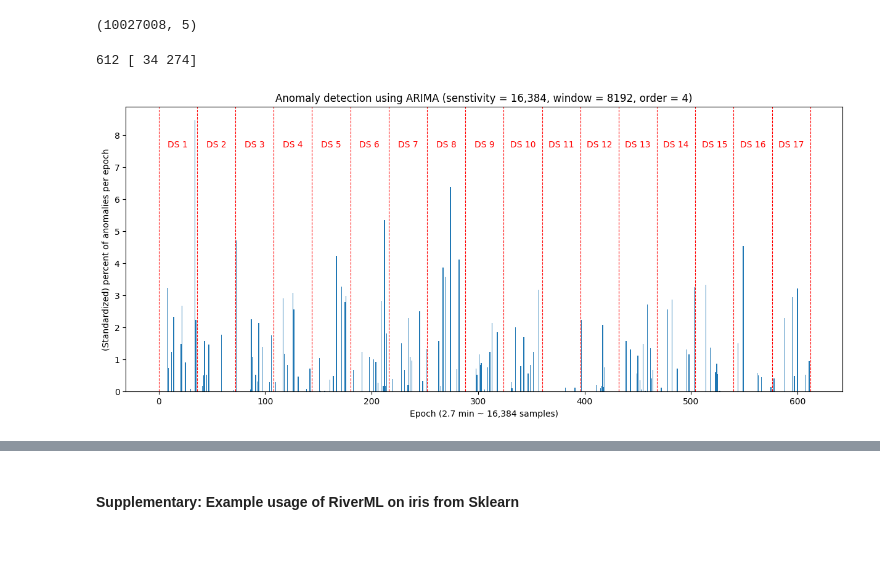
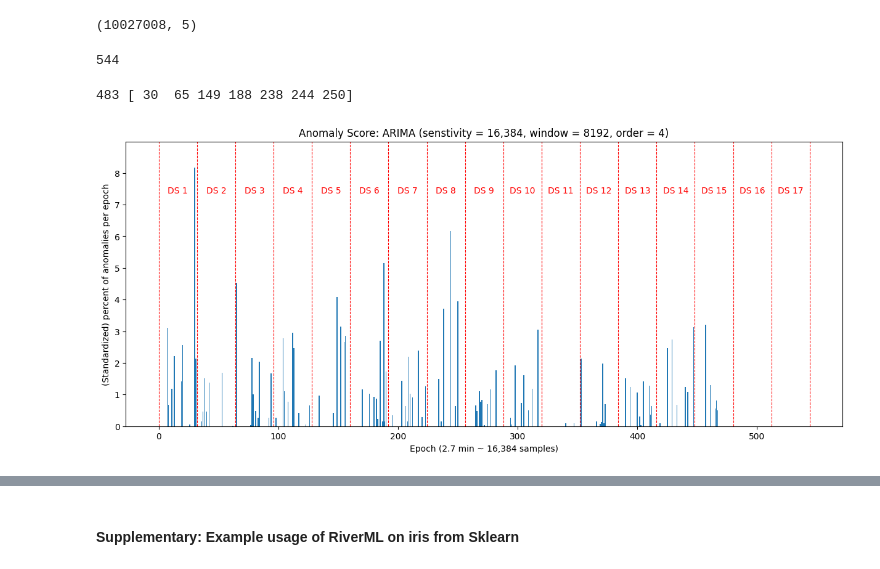
Before and after one commit to AmroAbdrabo/application-of-online-anomaly-detection-using-one-class-classification-to-z24, a Jupyter notebook: Chapter3-ActiveLearning/Streaming-AL/River/river_experiments.ipynb, the cells around one changed output, grey strips where cells are left out. Saved outputs shown, nothing was run; the diff lists cells and outputs as text; code cells hidden in the pictures.

```diff
--- a/Chapter3-ActiveLearning/Streaming-AL/River/river_experiments.ipynb
+++ b/Chapter3-ActiveLearning/Streaming-AL/River/river_experiments.ipynb
@@ -566,37 +603,56 @@ for i in range(windows):
     arima.fit(window_1, window = int(batch_size//2), window_insensitivity = batch_size - 1)
     ts_anomaly = arima.predict(window_2, window = int(batch_size//2), window_insensitivity= batch_size - 1)
     np.save(f"arima_{i}.npy", ts_anomaly.to_numpy())
+# %%
+# extract the relevant file indices for training and testing separately
+test_indices=  np.array([])
+train_indices=  np.array([])
+
+for i in range(17):
+    random.seed(i)
+    nbr_splits = 36 #  recall 612/17 = 36, where 612 = total nbr of epochs, 17 is nbr of scenarios
+    test_split = 4
+    test_indices = np.append(test_indices, i*nbr_splits + np.array(random.sample(range(nbr_splits), test_split)))
+    train_indices = np.append(train_indices,  i*nbr_splits+ np.array([x for x in range(nbr_splits) if x not in test_indices]))
+
+print(len(train_indices))
+# %% [output]
+544
 # %%
 def plot_anomalies(title, path):
-    init_window = np.full(batch_size, 0) # first window always healthy
+    # first window always healthy
     perc_ones = [0] # percent of ones in each window
-    nbr_epochs = 612
-    for i in range(nbr_epochs-1):
-        cur_window = np.load(f"{path}/arima_{i}.npy")
-        position_ones = np.where(cur_window == 1)[0]
-        perc_ones.append(len(position_ones)/batch_size)
+    nbr_epochs = 544
+    tot_epochs = 612
+    for i in range(tot_epochs):
+        if i in train_indices:
+            cur_window = np.load(f"{path}/arima_{i}.npy")
+            position_ones = np.where(cur_window == 1)[0]
+            perc_ones.append(len(position_ones)/batch_size)
 
     scaler = StandardScaler()
     counts = scaler.fit_transform(np.array(perc_ones).reshape(-1, 1)).flatten()
-    counts = np.array([max(i, 0) for i in counts])
 
     plt.figure(figsize=(15, 6))
-    print(len(counts), np.where(counts > 6)[0])
+    print(len(counts), np.where(counts > 3.5)[0])
     plt.bar(range(len(counts)), counts)
     plt.xlabel('Epoch (2.7 min ~ 16,384 samples)')
     plt.ylabel('(Standardized) percent of anomalies per epoch')
+    plt.ylim(0, 1.10*max(counts))
     plt.title(title)
 
-    for i in range(0, nbr_epochs+1, 36):
+    for i in range(0, nbr_epochs+1, int(nbr_epochs/17)):
         plt.axvline(x=i, color='red', linestyle='--', linewidth=0.8)
 
-    text_pos = [i+18 for i in range(0, 612, 36)]
+    text_pos = [i+int(nbr_epochs/(2*17)) for i in range(0, nbr_epochs, int(nbr_epochs/17))]
     for idx, pos in enumerate(text_pos):
         plt.text(pos, max(counts)*0.9, f'DS {idx+1}', ha='center', color='red')
 
     plt.show()
+
+    return counts
 # %%
-plot_anomalies("Anomaly detection using ARIMA (senstivity = 16,384, window = 8192, order = 4)", "./arima_16383_sens_8192_win")
+n_res = plot_anomalies("Anomaly Score: ARIMA (senstivity = 16,384, window = 8192, order = 4)", "./arima_16383_sens_8192_win")
 # %% [output]
-612 [ 34 274]
+483 [ 30  65 149 188 238 244 250]
-[figure, old version]
+[figure, new version]
```
Also changed, not shown: parts of 14 cells of this notebook.
